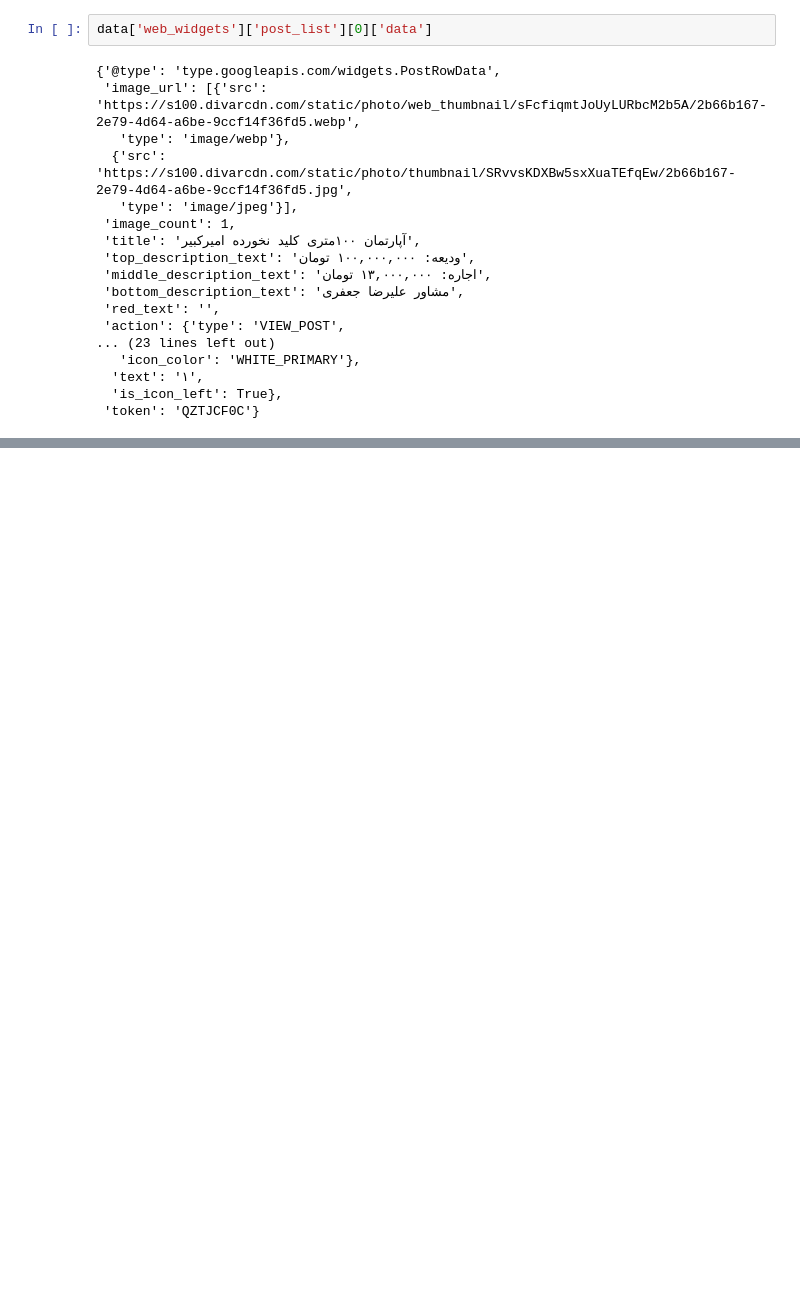
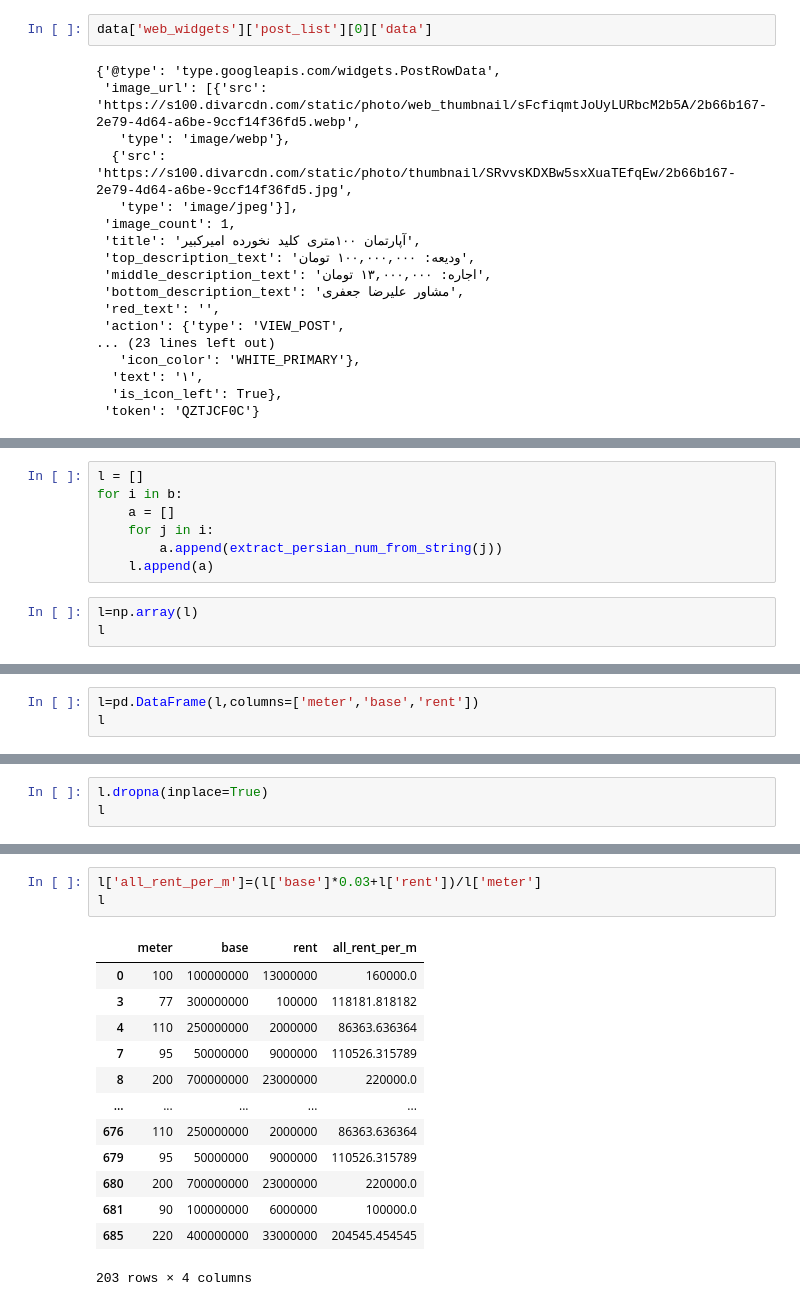
Before and after one commit to bahram3000/all_project, a Jupyter notebook: pythonProject6/test8.ipynb, the cells around one changed output, grey strips where cells are left out. Cells and saved outputs as stored; diff of their text form; blank space fills up the shorter version.

```diff
--- a/pythonProject6/test8.ipynb
+++ b/pythonProject6/test8.ipynb
@@ -217,0 +218,10 @@ extract_persian_num_from_string(b[4,1])
+# %%
+l = []
+for i in b:
+    a = []
+    for j in i:
+        a.append(extract_persian_num_from_string(j))
+    l.append(a)
+# %%
+l=np.array(l)
+l
@@ -217,0 +236,3 @@ extract_persian_num_from_string(b[4,1])
+# %%
+l=pd.DataFrame(l,columns=['meter','base','rent'])
+l
@@ -217,0 +253,3 @@ extract_persian_num_from_string(b[4,1])
+# %%
+l.dropna(inplace=True)
+l
@@ -217,0 +270,17 @@ extract_persian_num_from_string(b[4,1])
+# %%
+l['all_rent_per_m']=(l['base']*0.03+l['rent'])/l['meter']
+l
+# %% [output]
+|  | meter | base | rent | all_rent_per_m |
+| 0 | 100 | 100000000 | 13000000 | 160000.0 |
+| 3 | 77 | 300000000 | 100000 | 118181.818182 |
+| 4 | 110 | 250000000 | 2000000 | 86363.636364 |
+| 7 | 95 | 50000000 | 9000000 | 110526.315789 |
+| 8 | 200 | 700000000 | 23000000 | 220000.0 |
+| ... | ... | ... | ... | ... |
+| 676 | 110 | 250000000 | 2000000 | 86363.636364 |
+| 679 | 95 | 50000000 | 9000000 | 110526.315789 |
+| 680 | 200 | 700000000 | 23000000 | 220000.0 |
+| 681 | 90 | 100000000 | 6000000 | 100000.0 |
+| 685 | 220 | 400000000 | 33000000 | 204545.454545 |
+203 rows × 4 columns
```
Also changed, not shown: parts of 14 cells of this notebook.
